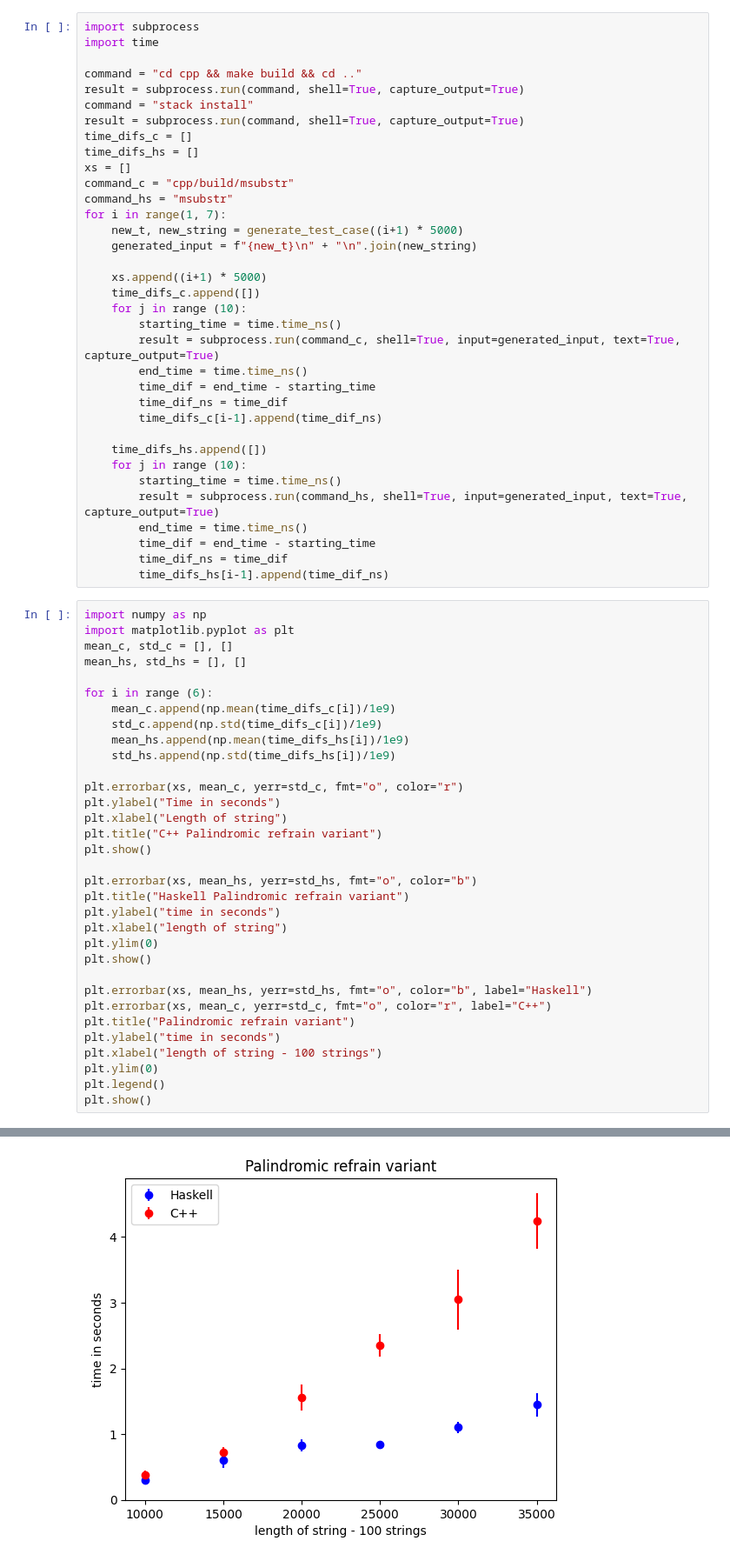
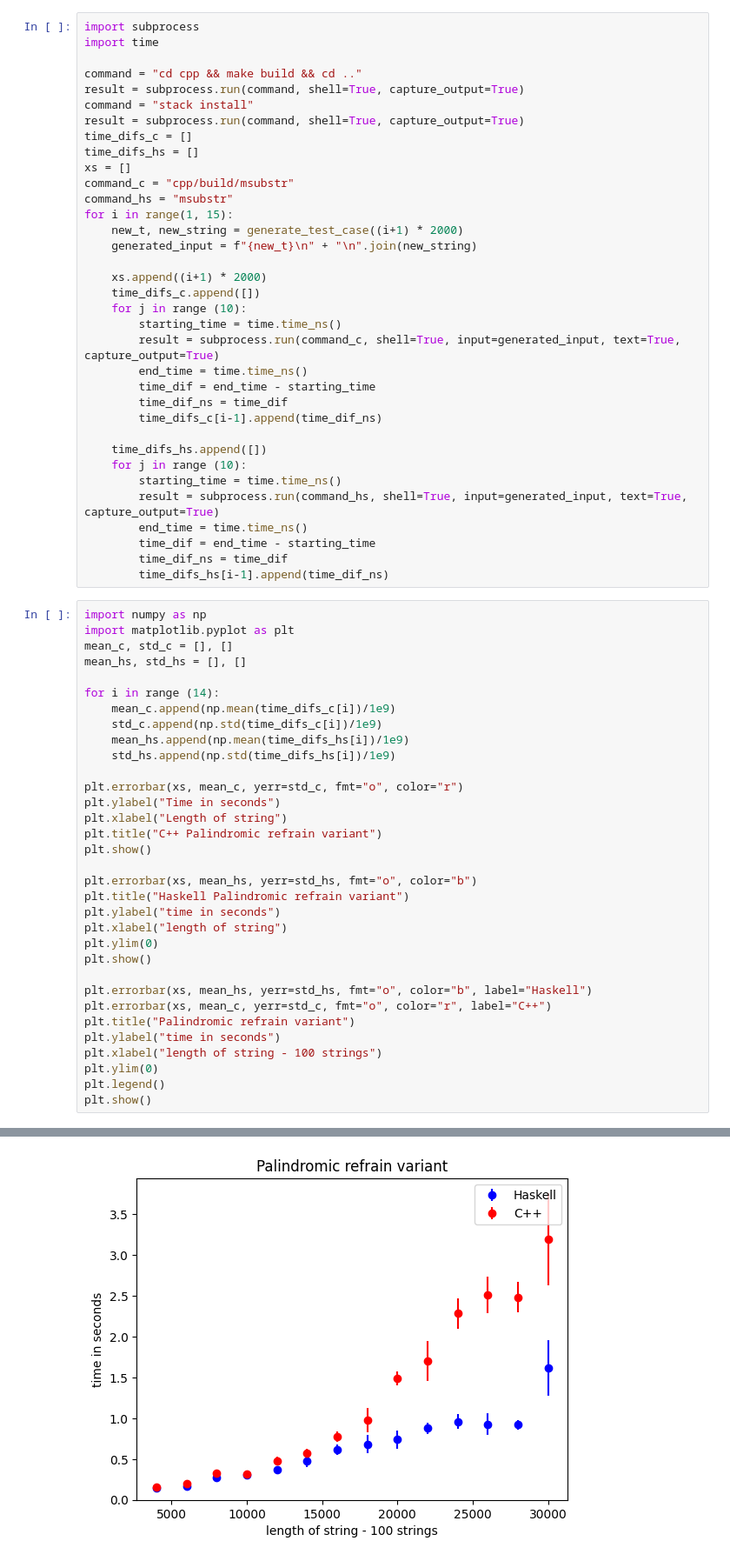
Before and after one commit to fizruk/eertree, a Jupyter notebook: app/Benchmarking.ipynb, the cells around one changed output, grey strips where cells are left out. Shown: that part at 87% size. Saved outputs shown, nothing was run; the diff lists cells and outputs as text.

Commit message:
update test path, increase data points for bench

```diff
--- a/app/Benchmarking.ipynb
+++ b/app/Benchmarking.ipynb
@@ -45,11 +45,11 @@ time_difs_hs = []
 xs = []
 command_c = "cpp/build/msubstr"
 command_hs = "msubstr"
-for i in range(1, 7):
-    new_t, new_string = generate_test_case((i+1) * 5000)
+for i in range(1, 15):
+    new_t, new_string = generate_test_case((i+1) * 2000)
     generated_input = f"{new_t}\n" + "\n".join(new_string)
 
-    xs.append((i+1) * 5000)
+    xs.append((i+1) * 2000)
     time_difs_c.append([])
     for j in range (10):
         starting_time = time.time_ns()
@@ -73,7 +73,7 @@ import matplotlib.pyplot as plt
 mean_c, std_c = [], []
 mean_hs, std_hs = [], []
 
-for i in range (6):
+for i in range (14):
     mean_c.append(np.mean(time_difs_c[i])/1e9)
     std_c.append(np.std(time_difs_c[i])/1e9)
     mean_hs.append(np.mean(time_difs_hs[i])/1e9)
@@ -106,4 +106,4 @@ plt.show()
-[figure, old version]
+[figure, new version]
 # %%
 import subprocess
 import time
```
Also changed, not shown: parts of 1 cell of this notebook, 1 other file.
